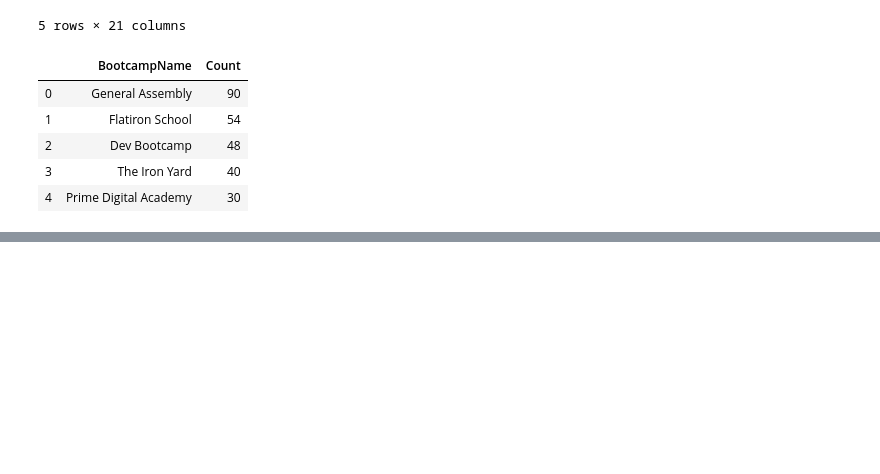
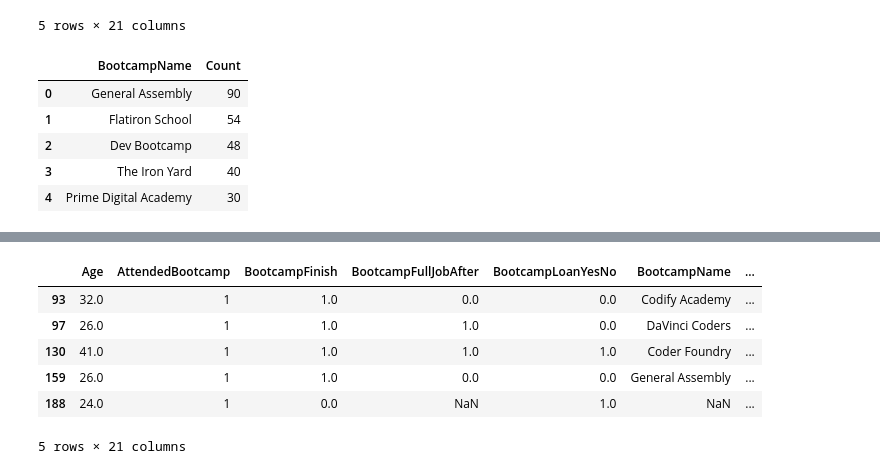
Before and after one commit to pariyapariya/pariya_GW_HW_Pandas, a Jupyter notebook: Mini-Project/Mini-Project-Part-2/project_part_two.ipynb, the cells around one changed output, grey strips where cells are left out. Cells and saved outputs as stored; diff of their text form; code cells hidden in the pictures; blank space fills up the shorter version.

```diff
--- a/Mini-Project/Mini-Project-Part-2/project_part_two.ipynb
+++ b/Mini-Project/Mini-Project-Part-2/project_part_two.ipynb
@@ -10,6 +11,8 @@ import pandas as pd
 # %%
 # Read with pandas--low_memory required to suppress errors about mixed data types
 # You may need to encode this file
+survey_df = pd.read_csv(file, encoding = 'iso-8859-1', low_memory=False)
+survey_df.head()
 # %% [output]
 |  | Age | AttendedBootcamp | BootcampFinish | BootcampFullJobAfter | BootcampLoanYesNo | BootcampMonthsAgo | ... |
 | 0 | 28.0 | 0.0 | NaN | NaN | NaN | NaN | ... |
@@ -70,0 +76,12 @@ import pandas as pd
+# %%
+# Replace 'No' and 'Yes' with '0' and '1' respectively
+convert_to_num = attended_df.replace({"No":0, "Yes":1})
+convert_to_num.head()
+# %% [output]
+|  | Age | AttendedBootcamp | BootcampFinish | BootcampFullJobAfter | BootcampLoanYesNo | BootcampName | ... |
+| 93 | 32.0 | 1 | 1.0 | 0.0 | 0.0 | Codify Academy | ... |
+| 97 | 26.0 | 1 | 1.0 | 1.0 | 0.0 | DaVinci Coders | ... |
+| 130 | 41.0 | 1 | 1.0 | 1.0 | 1.0 | Coder Foundry | ... |
+| 159 | 26.0 | 1 | 1.0 | 0.0 | 0.0 | General Assembly | ... |
+| 188 | 24.0 | 1 | 0.0 | NaN | 1.0 | NaN | ... |
+5 rows × 21 columns
```
Also changed, not shown: parts of 14 cells of this notebook, 3 other files.
